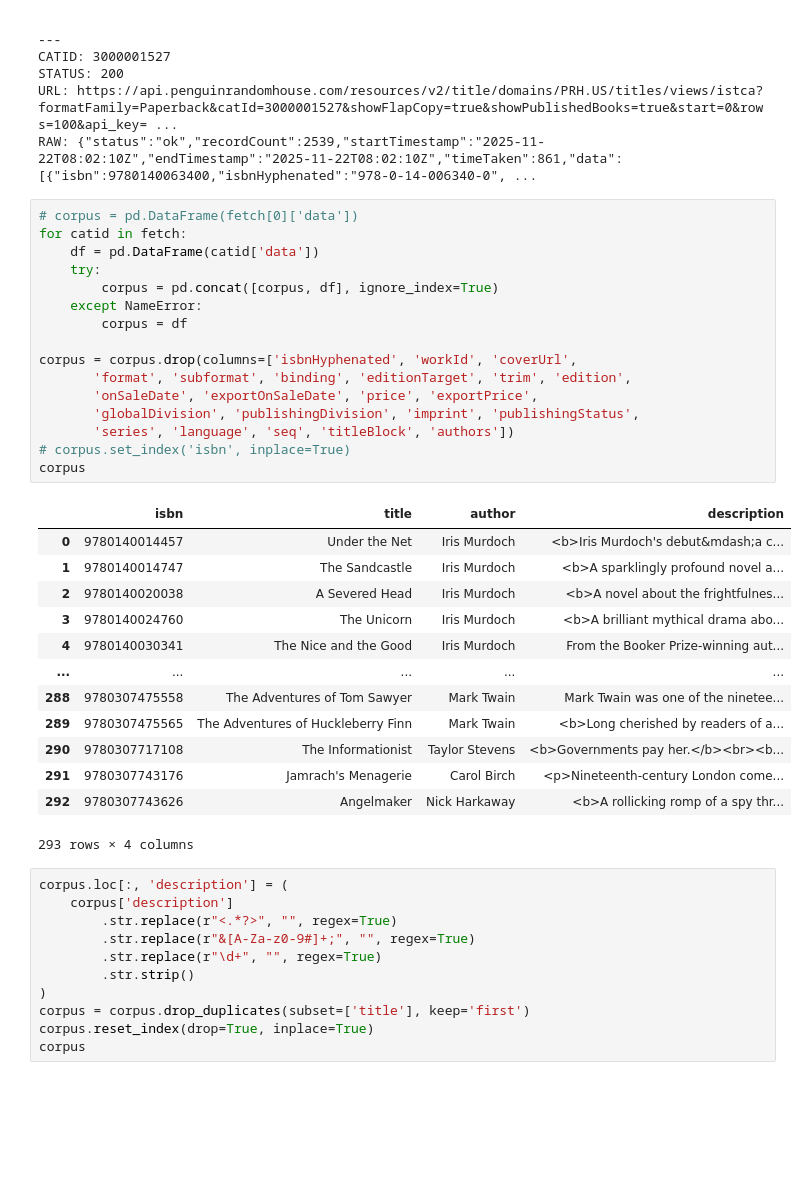
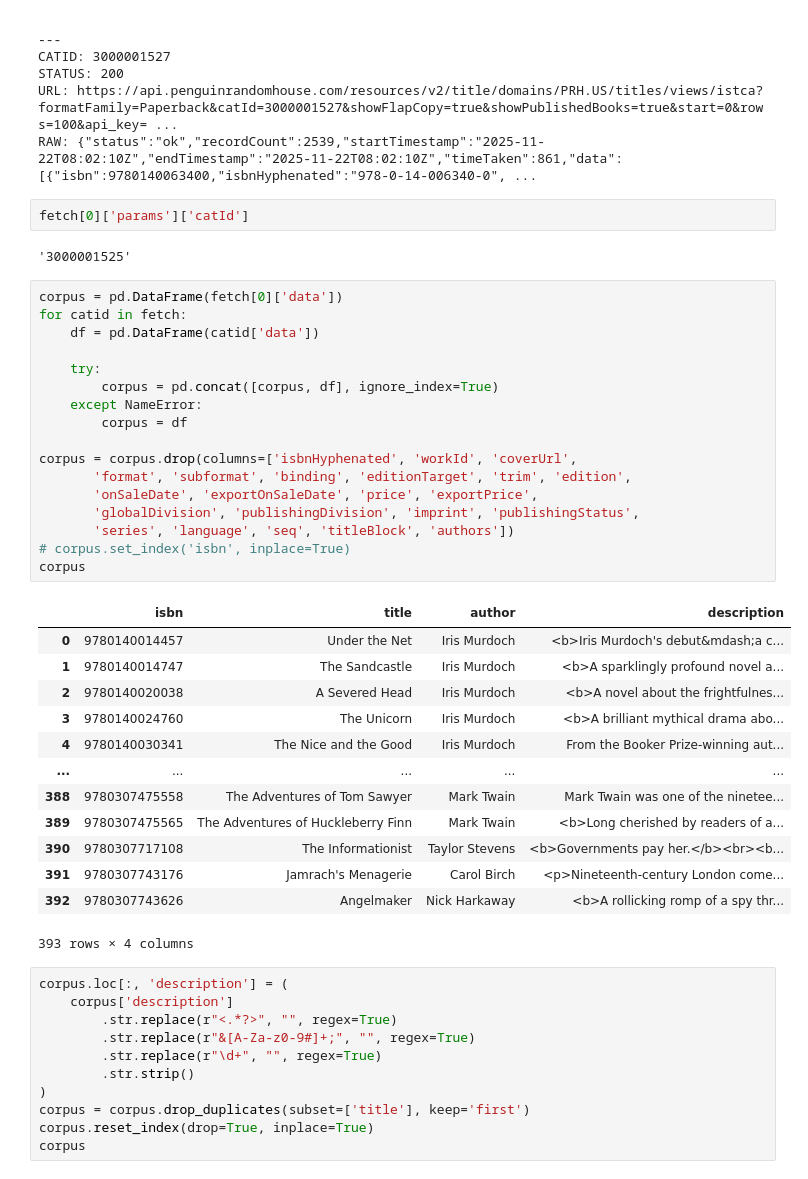
Before and after one commit to kibindy/DMW_Lab2, a Jupyter notebook: Scratch_Francis_v2.ipynb, the cells around one changed output. Cells and saved outputs as stored; diff of their text form; blank space fills up the shorter version.

```diff
--- a/Scratch_Francis_v2.ipynb
+++ b/Scratch_Francis_v2.ipynb
@@ -182,36 +182,41 @@ CATID: 3000001527
 STATUS: 200
 URL: https://api.penguinrandomhouse.com/resources/v2/title/domains/PRH.US/titles/views/istca?formatFamily=Paperback&catId=3000001527&showFlapCopy=true&showPublishedBooks=true&start=0&rows=100&api_key= ...
 RAW: {"status":"ok","recordCount":2539,"startTimestamp":"2025-11-22T08:02:10Z","endTimestamp":"2025-11-22T08:02:10Z","timeTaken":861,"data":[{"isbn":9780140063400,"isbnHyphenated":"978-0-14-006340-0", ...
+# %%
+fetch[0]['params']['catId']
+# %% [output]
+'3000001525'
 # %%
-# corpus = pd.DataFrame(fetch[0]['data'])
+corpus = pd.DataFrame(fetch[0]['data'])
 for catid in fetch:
     df = pd.DataFrame(catid['data'])
+
     try:
         corpus = pd.concat([corpus, df], ignore_index=True)
     except NameError:
         corpus = df
 
 corpus = corpus.drop(columns=['isbnHyphenated', 'workId', 'coverUrl',
        'format', 'subformat', 'binding', 'editionTarget', 'trim', 'edition',
        'onSaleDate', 'exportOnSaleDate', 'price', 'exportPrice',
        'globalDivision', 'publishingDivision', 'imprint', 'publishingStatus',
        'series', 'language', 'seq', 'titleBlock', 'authors'])
 # corpus.set_index('isbn', inplace=True)
 corpus
 # %% [output]
 |  | isbn | title | author | description |
 | 0 | 9780140014457 | Under the Net | Iris Murdoch | <b>Iris Murdoch's debut&mdash;a c... |
 | 1 | 9780140014747 | The Sandcastle | Iris Murdoch | <b>A sparklingly profound novel a... |
 | 2 | 9780140020038 | A Severed Head | Iris Murdoch | <b>A novel about the frightfulnes... |
 | 3 | 9780140024760 | The Unicorn | Iris Murdoch | <b>A brilliant mythical drama abo... |
 | 4 | 9780140030341 | The Nice and the Good | Iris Murdoch | From the Booker Prize-winning aut... |
 | ... | ... | ... | ... | ... |
-| 288 | 9780307475558 | The Adventures of Tom Sawyer | Mark Twain | Mark Twain was one of the ninetee... |
-| 289 | 9780307475565 | The Adventures of Huckleberry Finn | Mark Twain | <b>Long cherished by readers of a... |
-| 290 | 9780307717108 | The Informationist | Taylor Stevens | <b>Governments pay her.</b><br><b... |
-| 291 | 9780307743176 | Jamrach's Menagerie | Carol Birch | <p>Nineteenth-century London come... |
-| 292 | 9780307743626 | Angelmaker | Nick Harkaway | <b>A rollicking romp of a spy thr... |
+| 388 | 9780307475558 | The Adventures of Tom Sawyer | Mark Twain | Mark Twain was one of the ninetee... |
+| 389 | 9780307475565 | The Adventures of Huckleberry Finn | Mark Twain | <b>Long cherished by readers of a... |
+| 390 | 9780307717108 | The Informationist | Taylor Stevens | <b>Governments pay her.</b><br><b... |
+| 391 | 9780307743176 | Jamrach's Menagerie | Carol Birch | <p>Nineteenth-century London come... |
+| 392 | 9780307743626 | Angelmaker | Nick Harkaway | <b>A rollicking romp of a spy thr... |
-293 rows × 4 columns
+393 rows × 4 columns
 # %%
 corpus.loc[:, 'description'] = (
     corpus['description']
```
Also changed, not shown: parts of 7 cells of this notebook.
